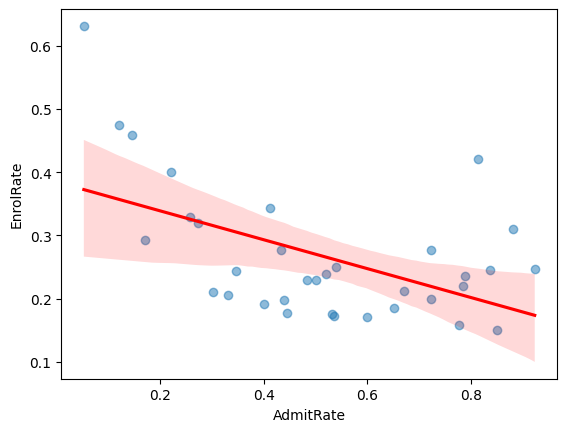
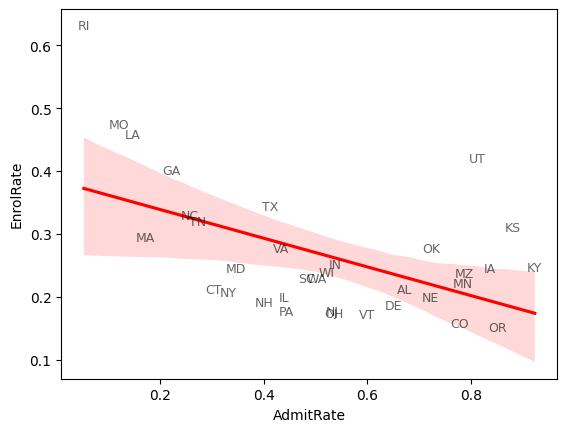
Code edit (unified diff) that turned the first committed figure into the second:
--- before
+++ after
@@ -5,7 +5,19 @@
     data=ranks,
     scatter=True,        # Show the dots
-    line_kws={"color": "red"},  # Color of regression line
-    scatter_kws={"alpha": 0.5}, # Optional: make dots semi-transparent
+    line_kws={"color": "red"},
+      scatter_kws={'alpha' : 0}  # Color of regression line 
 )
+
+for _, row in ranks.iterrows():
+    plt.text(
+        row['AdmitRate'], 
+        row['EnrolRate'], 
+        row['State'], 
+        fontsize=9, 
+        ha='center', 
+        va='center', 
+        alpha=0.6
+    )
+
 
 r_value, p_value = pearsonr(ranks['AdmitRate'], ranks['EnrolRate'])

Commit: Added a scattor plot graph with analysis attached. Added abbreviations labels to other scattor plots. Added permission status. Added my contributions.